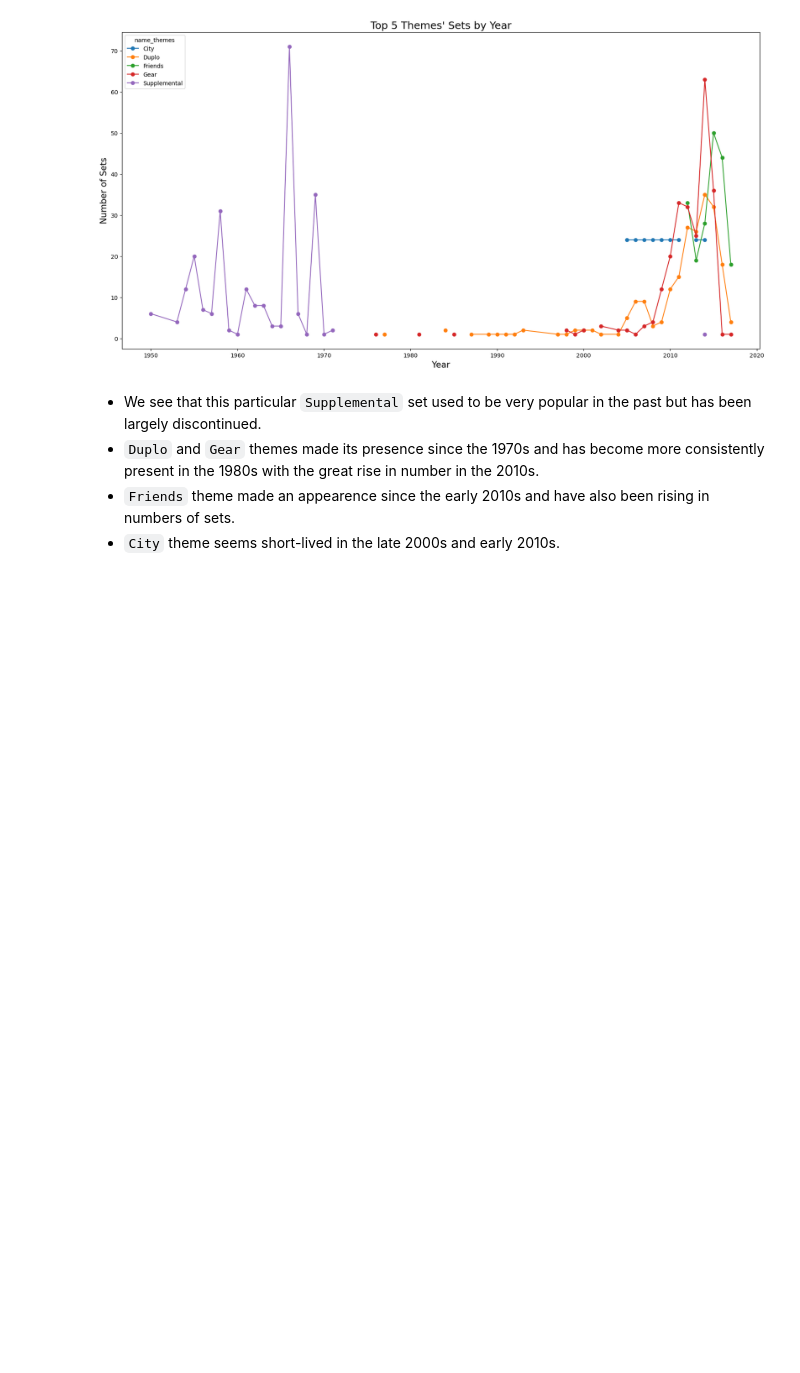
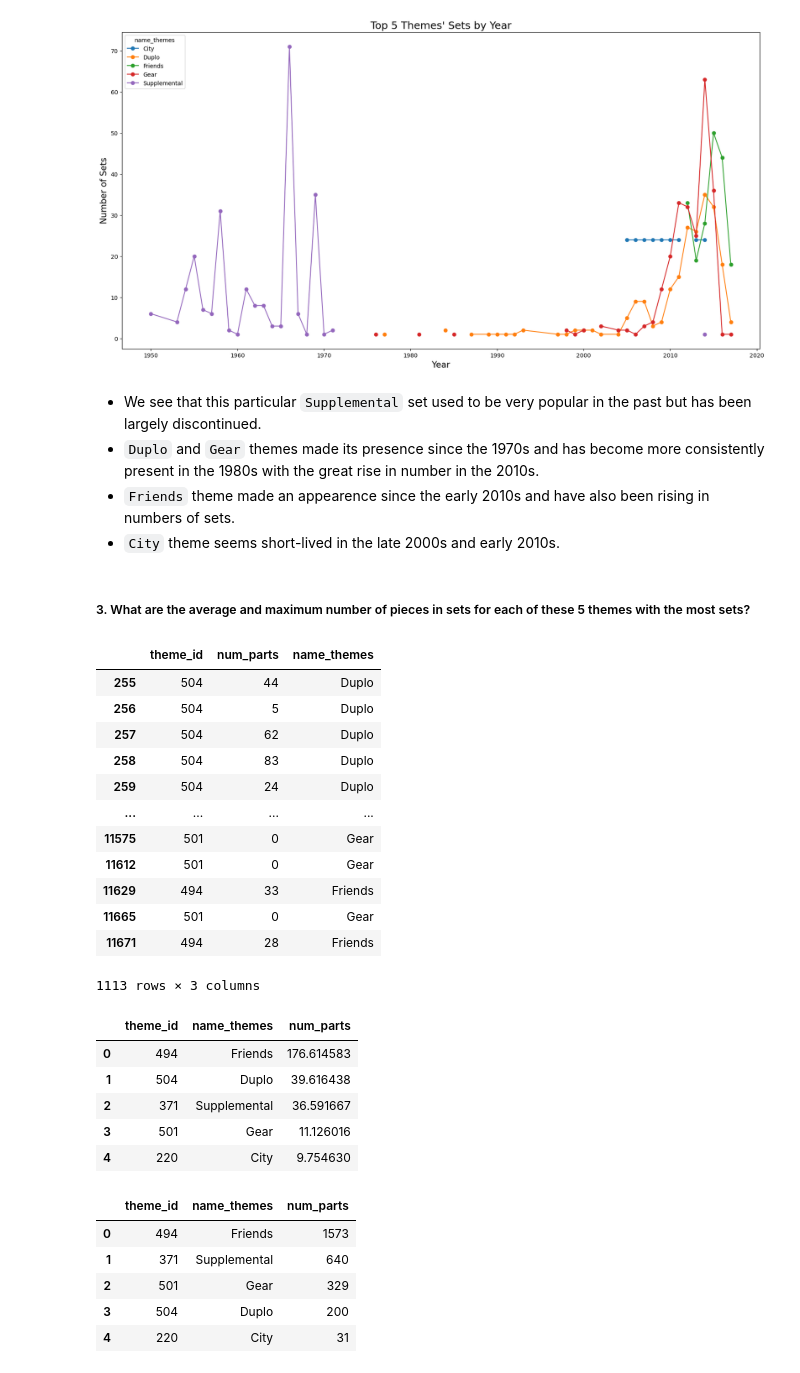
Before and after one commit to lanhoang82/Data-Portfolio-1, a Jupyter notebook: 5. Python - pandas - Data Manipulation/LEGO Database - EDA.ipynb, the cells around one changed output. Cells and saved outputs as stored; diff of their text form; code cells hidden in the pictures; blank space fills up the shorter version.

```diff
--- a/5. Python - pandas - Data Manipulation/LEGO Database - EDA.ipynb
+++ b/5. Python - pandas - Data Manipulation/LEGO Database - EDA.ipynb
@@ -257,3 +266,43 @@ Text(0, 0.5, 'Number of Sets')
 - `Duplo` and `Gear` themes made its presence since the 1970s and has become more consistently present in the 1980s with the great rise in number in the 2010s.
 - `Friends` theme made an appearence since the early 2010s and have also been rising in numbers of sets.
 - `City` theme seems short-lived in the late 2000s and early 2010s.
+# %% [markdown]
+##### 3. What are the average and maximum number of pieces in sets for each of these 5 themes with the most sets?
+# %%
+#keeping only necessary columns for the calculations
+sets_themes_top5_v2 = sets_themes_df_top5.drop(['id', 'parent_id','year', 'set_num', 'name_sets'], axis = 1)
+display(sets_themes_top5_v2)
+
+#finding the average values, sort the themes by part numbers in descening order, resetting index
+piece_avg = sets_themes_top5_v2.groupby(['theme_id','name_themes']).mean('num_parts').sort_values('num_parts', ascending = False).reset_index()
+display(piece_avg)
+
+#finding the max value
+piece_max = sets_themes_top5_v2.groupby(['theme_id','name_themes']).max('num_parts').sort_values('num_parts', ascending = False).reset_index()
+display(piece_max)
+# %% [output]
+|  | theme_id | num_parts | name_themes |
+| 255 | 504 | 44 | Duplo |
+| 256 | 504 | 5 | Duplo |
+| 257 | 504 | 62 | Duplo |
+| 258 | 504 | 83 | Duplo |
+| 259 | 504 | 24 | Duplo |
+| ... | ... | ... | ... |
+| 11575 | 501 | 0 | Gear |
+| 11612 | 501 | 0 | Gear |
+| 11629 | 494 | 33 | Friends |
+| 11665 | 501 | 0 | Gear |
+| 11671 | 494 | 28 | Friends |
+1113 rows × 3 columns
+|  | theme_id | name_themes | num_parts |
+| 0 | 494 | Friends | 176.614583 |
+| 1 | 504 | Duplo | 39.616438 |
+| 2 | 371 | Supplemental | 36.591667 |
+| 3 | 501 | Gear | 11.126016 |
+| 4 | 220 | City | 9.754630 |
+|  | theme_id | name_themes | num_parts |
+| 0 | 494 | Friends | 1573 |
+| 1 | 371 | Supplemental | 640 |
+| 2 | 501 | Gear | 329 |
+| 3 | 504 | Duplo | 200 |
+| 4 | 220 | City | 31 |
```
Also changed, not shown: parts of 4 cells of this notebook.
